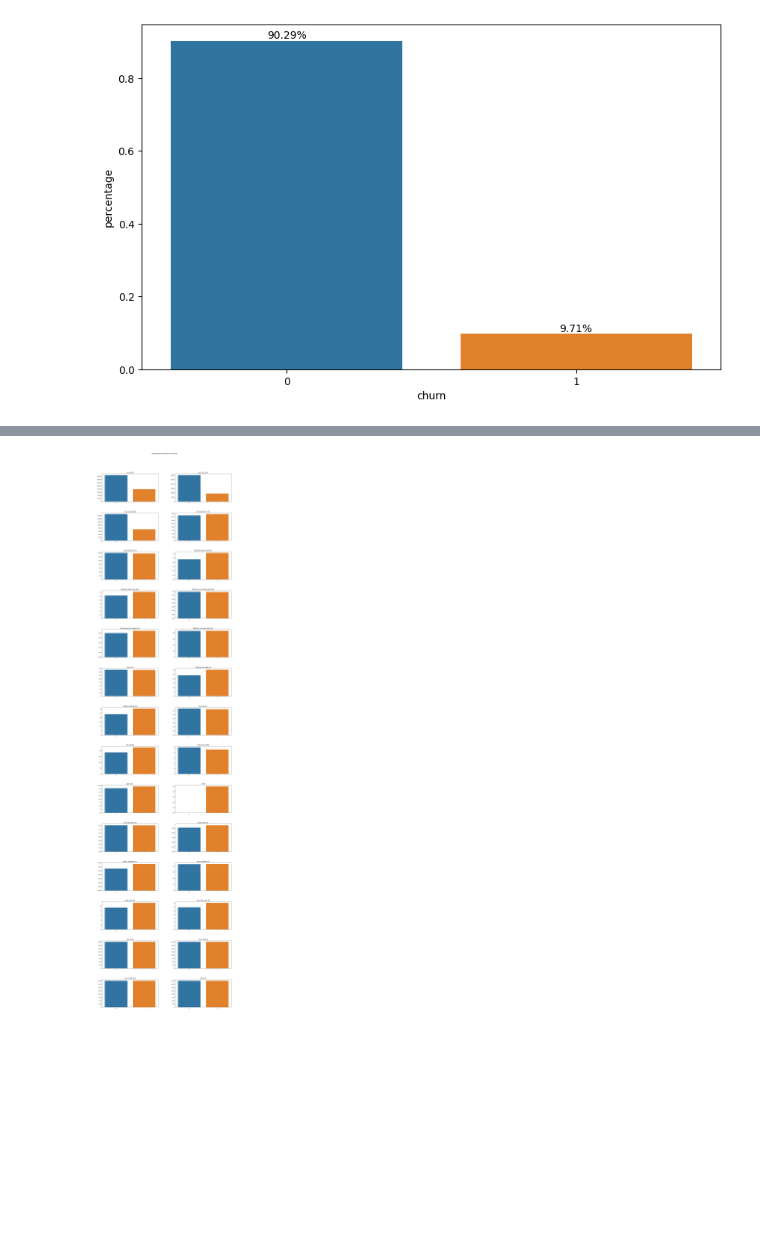
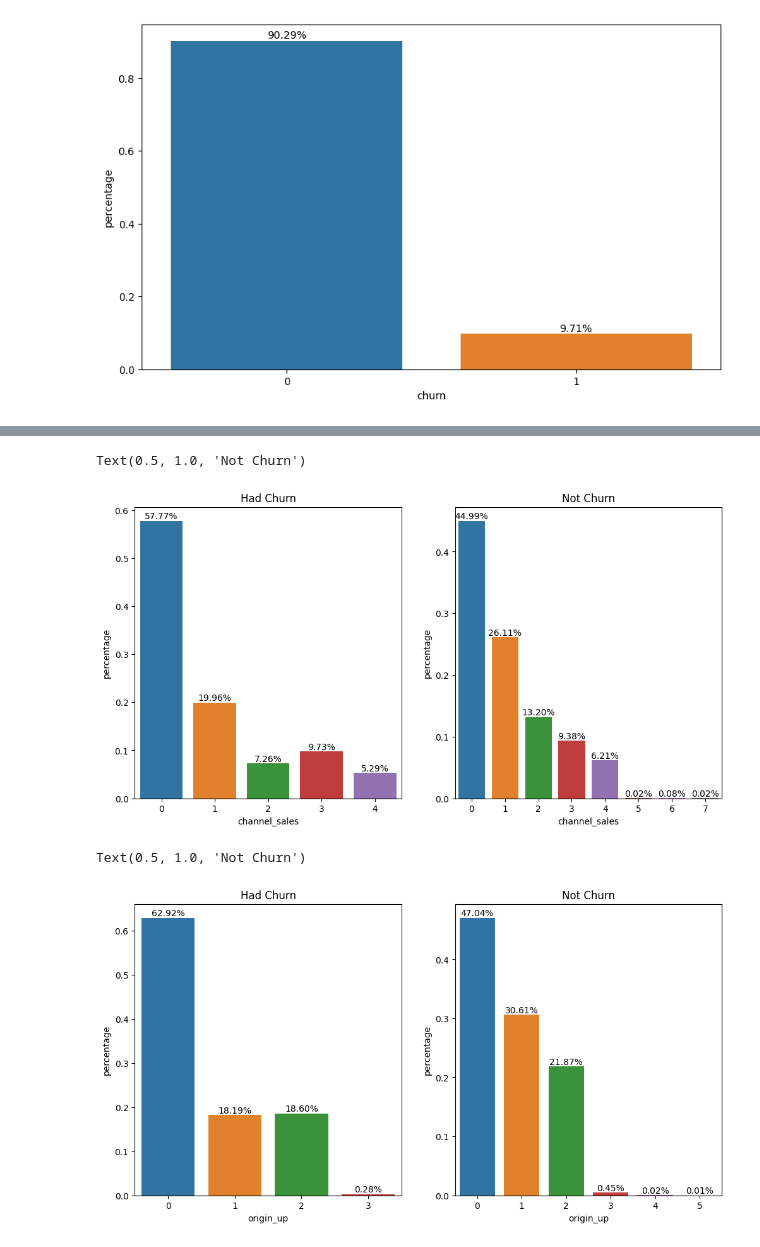
Before and after one commit to LissesCastro/BCG---Experience-Program, a Jupyter notebook: EDA.ipynb, the cells around one changed output, grey strips where cells are left out. Saved outputs shown, nothing was run; the diff lists cells and outputs as text; code cells hidden in the pictures; blank space fills up the shorter version.

```diff
--- a/EDA.ipynb
+++ b/EDA.ipynb
@@ -36,7 +36,7 @@ def plot_hist_variaveis(conjunto, dataframe, i=0, legend=None, title='distribui
 
         i += 1
 
-def plot_bar_variaveis(conjunto, dataframe, x_var, i=0, title='distribuição das variáveis numéricas', legend=None):
+def plot_bar_variaveis(conjunto, dataframe, x_var, i=0, title='distribuição das variáveis numéricas', legend=None, annotate=None):
     total_plots = len(conjunto)
     fig = plt.figure(figsize=(20,6*total_plots))
     fig.subplots_adjust(hspace=0.4, wspace=0.3)
@@ -51,9 +51,17 @@ def plot_bar_variaveis(conjunto, dataframe, x_var, i=0, title='distribuição da
         else:
             sns.barplot(y=dataframe[var], ax=ax, x=dataframe[x_var])
 
+        if annotate:
+            for p in ax.patches:
+                x = p.get_x() + p.get_width()/2
+                y = p.get_height()
+                ax.annotate(f'{y:.2}', (x, y), ha='center', va='bottom', fontsize=10)
+
         ax.set_title(var)
         ax.set_ylabel('')
         ax.set_xlabel('')
+
+
         i += 1
 
 
@@ -70,12 +78,15 @@ def normalization_test (conjunto, dataframe, alpha=0.05):
         else:
             print(col, 'H1: Non-normal distribution')
 
-def plot_bar_percentages(dataframe, var, rotation=0):
+def plot_bar_percentages(dataframe, var, rotation=0, fig=None, ax=None, i=[]):
     count_dataframe = dataframe[[var]].value_counts().reset_index(name='count')
     count_dataframe['percentage'] = count_dataframe['count'] / count_dataframe['count'].sum()
 
-    fig, ax = plt.subplots(figsize=(10,6))
-    sns.barplot(x=var, y='percentage', data=count_dataframe)
+    if fig is None and ax is None:
+        fig, ax = plt.subplots(figsize=(10,6))
+        sns.barplot(x=var, y='percentage', data=count_dataframe)
+    else:
+        sns.barplot(x=var, y='percentage', data=count_dataframe, ax=ax)
 
     for p in ax.patches:
         x = p.get_x() + p.get_width()/2
@@ -102,6 +113,8 @@ df_price.shape
 (193002, 8)
 # %%
 df = df_client.merge(df_price, how='inner', on='id')
+# %%
+df['channel_sales'] = df['channel_sales'].factorize()[0]
 # %%
 df.shape
 df.info()
@@ -125,6 +138,9 @@ dtypes: float64(17), int64(7), object(9)
 memory usage: 45.4+ MB
 # %%
 df = df.drop_duplicates()
+# %%
+for var in ['channel_sales','origin_up']:
+    df[var] = df[var].factorize()[0]
 # %%
 for var in ['date_activ', 'date_end', 'date_modif_prod', 'date_renewal']:
     df[var] = pd.to_datetime(df[var], format='%Y-%m-%d')
@@ -209,5 +186,21 @@ plot_hist_variaveis(conjunto=log_vars, dataframe=df, legend='churn')
-# %%
-df_mean = df.groupby('churn', as_index=False).mean()
-plot_bar_variaveis(conjunto=num_vars, dataframe=df_mean, x_var='churn')
-# %% [output]
-[figure, removed]
+# %%
+df_had_churn = df[df['churn'] == 1]
+df_not_churn = df[df['churn'] == 0]
+# %%
+fig, ax = plt.subplots(figsize=(12, 6), ncols=2, nrows=1)
+plot_bar_percentages(df_had_churn, 'channel_sales', fig=fig, ax=ax[0])
+plot_bar_percentages(df_not_churn, 'channel_sales', fig=fig, ax=ax[1])
+ax[0].set_title('Had Churn')
+ax[1].set_title('Not Churn')
+# %% [output]
+Text(0.5, 1.0, 'Not Churn')
+[figure, added]
+# %%
+fig, ax = plt.subplots(figsize=(12, 6), ncols=2, nrows=1)
+plot_bar_percentages(df_had_churn, 'origin_up', fig=fig, ax=ax[0])
+plot_bar_percentages(df_not_churn, 'origin_up', fig=fig, ax=ax[1])
+ax[0].set_title('Had Churn')
+ax[1].set_title('Not Churn')
+# %% [output]
+Text(0.5, 1.0, 'Not Churn')
+[figure, added]
```
Also changed, not shown: parts of 16 cells of this notebook.
